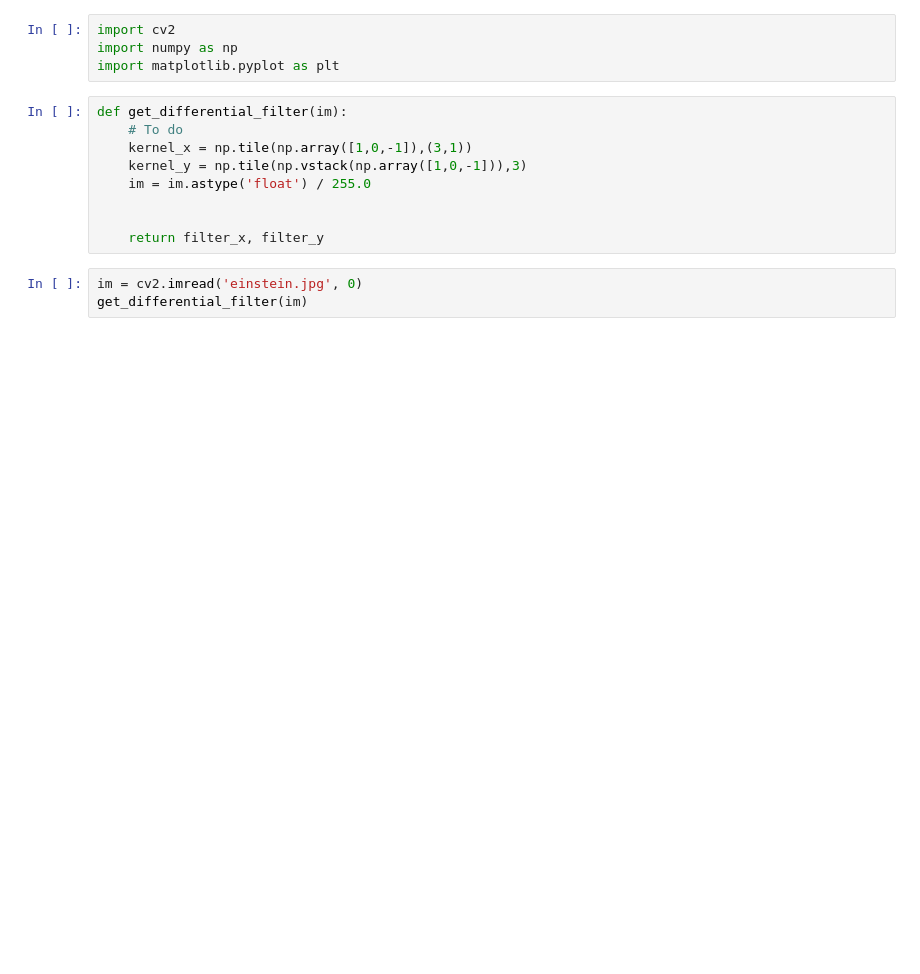
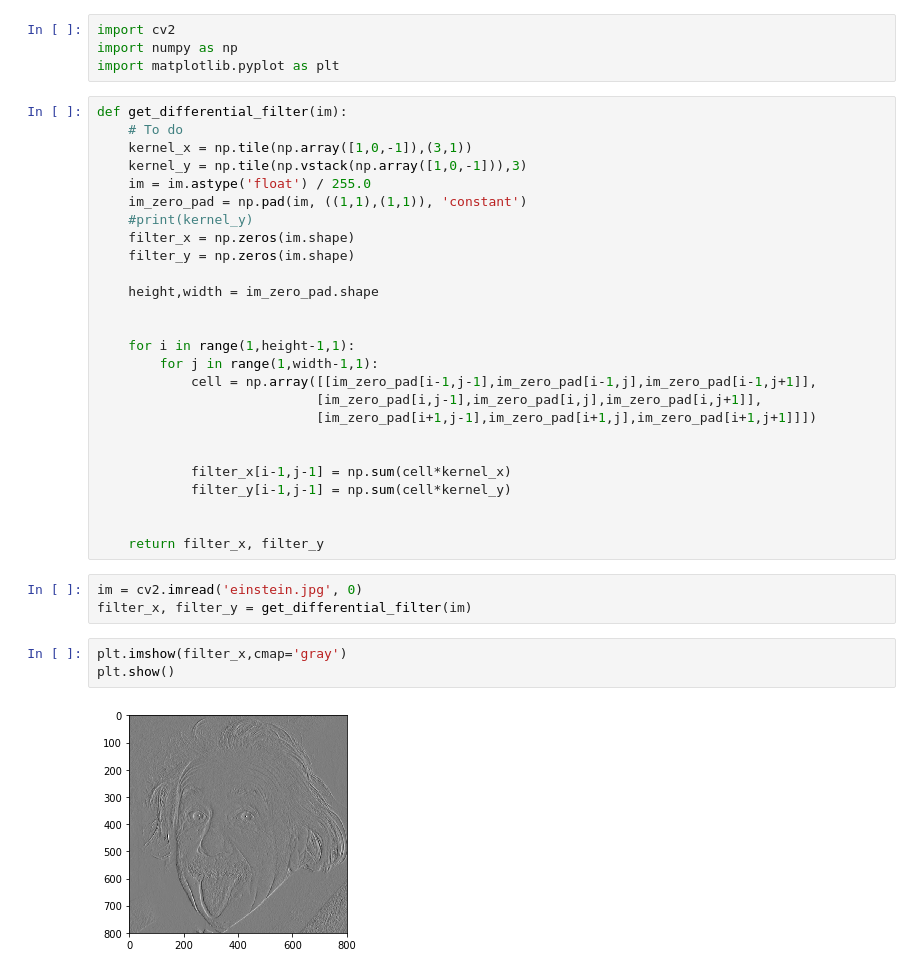
Before and after one commit to djzts/CSCI5561, a Jupyter notebook: HW1/Untitled.ipynb, the cells around one changed output. Drawn from its saved outputs; the diff is of its cells as text; blank space fills up the shorter version.

```diff
--- a/HW1/Untitled.ipynb
+++ b/HW1/Untitled.ipynb
@@ -2,15 +2,37 @@
 import cv2
 import numpy as np
 import matplotlib.pyplot as plt
-# %%
-def get_differential_filter(im):
-    # To do
-    kernel_x = np.tile(np.array([1,0,-1]),(3,1))
-    kernel_y = np.tile(np.vstack(np.array([1,0,-1])),3)
-    im = im.astype('float') / 255.0
-
-
-    return filter_x, filter_y
+# %%
+def get_differential_filter(im):
+    # To do
+    kernel_x = np.tile(np.array([1,0,-1]),(3,1))
+    kernel_y = np.tile(np.vstack(np.array([1,0,-1])),3)
+    im = im.astype('float') / 255.0
+    im_zero_pad = np.pad(im, ((1,1),(1,1)), 'constant')
+    #print(kernel_y)
+    filter_x = np.zeros(im.shape)
+    filter_y = np.zeros(im.shape)
+
+    height,width = im_zero_pad.shape
+
+
+    for i in range(1,height-1,1):
+        for j in range(1,width-1,1):
+            cell = np.array([[im_zero_pad[i-1,j-1],im_zero_pad[i-1,j],im_zero_pad[i-1,j+1]],
+                            [im_zero_pad[i,j-1],im_zero_pad[i,j],im_zero_pad[i,j+1]],
+                            [im_zero_pad[i+1,j-1],im_zero_pad[i+1,j],im_zero_pad[i+1,j+1]]])
+
+
+            filter_x[i-1,j-1] = np.sum(cell*kernel_x)
+            filter_y[i-1,j-1] = np.sum(cell*kernel_y)
+
+
+    return filter_x, filter_y
 # %%
 im = cv2.imread('einstein.jpg', 0)
-get_differential_filter(im)
+filter_x, filter_y = get_differential_filter(im)
+# %%
+plt.imshow(filter_x,cmap='gray')
+plt.show()
+# %% [output]
+[figure, added]
```
Also changed, not shown: parts of 6 cells of this notebook.
